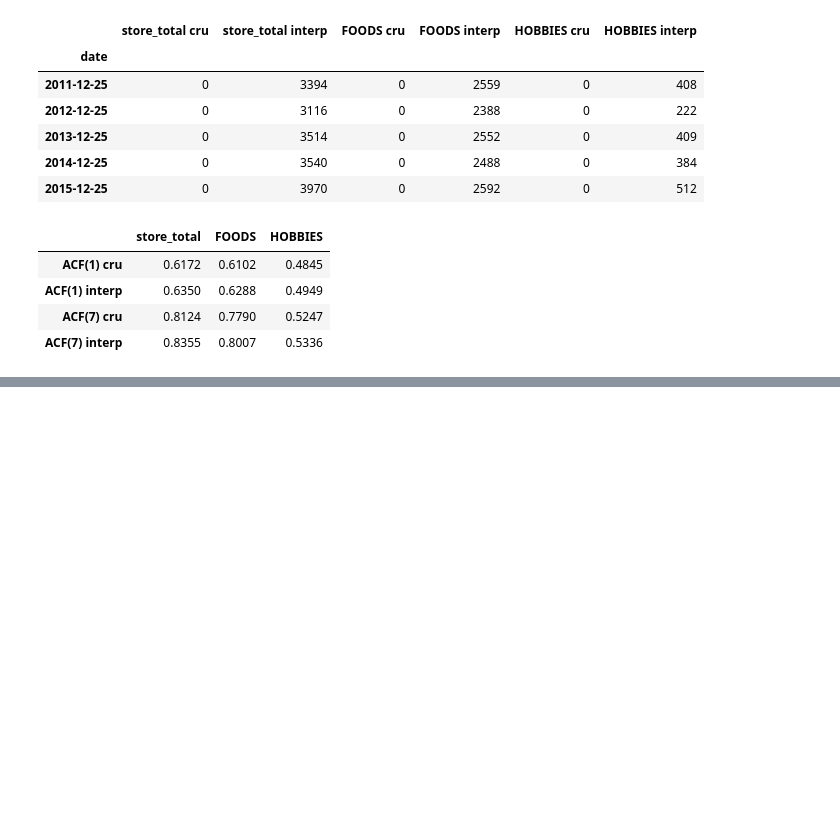
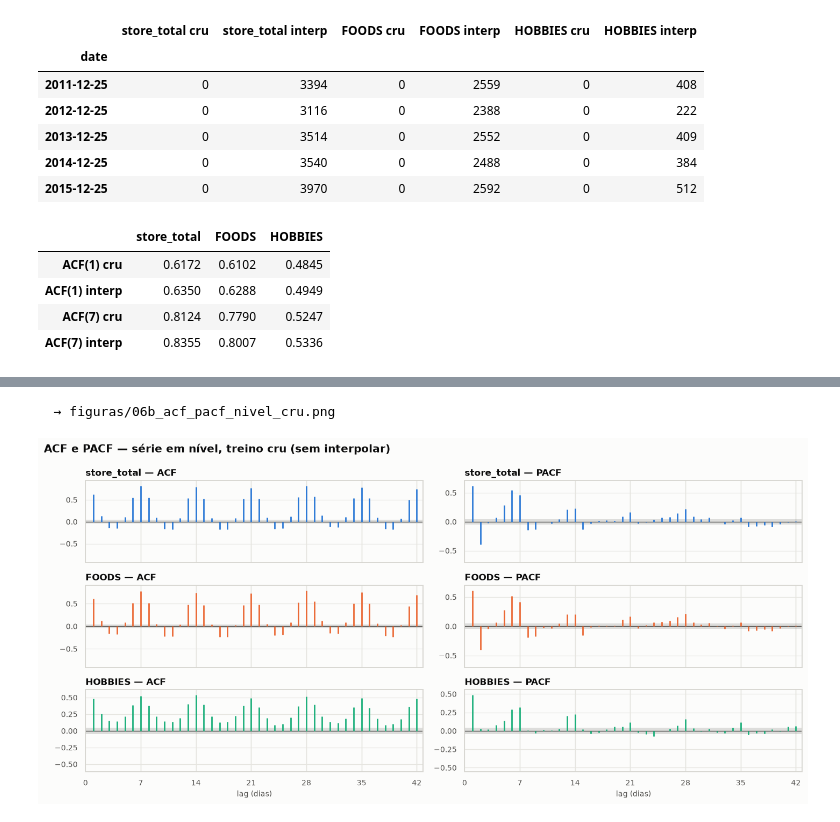
Before and after one commit to Os-Estudiosos/time-series-2026-2, a Jupyter notebook: main.ipynb, the cells around one changed output, grey strips where cells are left out. Drawn from its saved outputs; the diff is of its cells as text; code cells hidden in the pictures; blank space fills up the shorter version.

```diff
--- a/main.ipynb
+++ b/main.ipynb
@@ -460,0 +683,7 @@ efeito
+# %%
+correlogramas(train, lambda x: x,
+              "ACF e PACF — série em nível, treino cru (sem interpolar)",
+              "06b_acf_pacf_nivel_cru.png")
+# %% [output]
+  → figuras/06b_acf_pacf_nivel_cru.png
+[figure, added]
```
Also changed, not shown: parts of 22 cells of this notebook, 6 other files.
